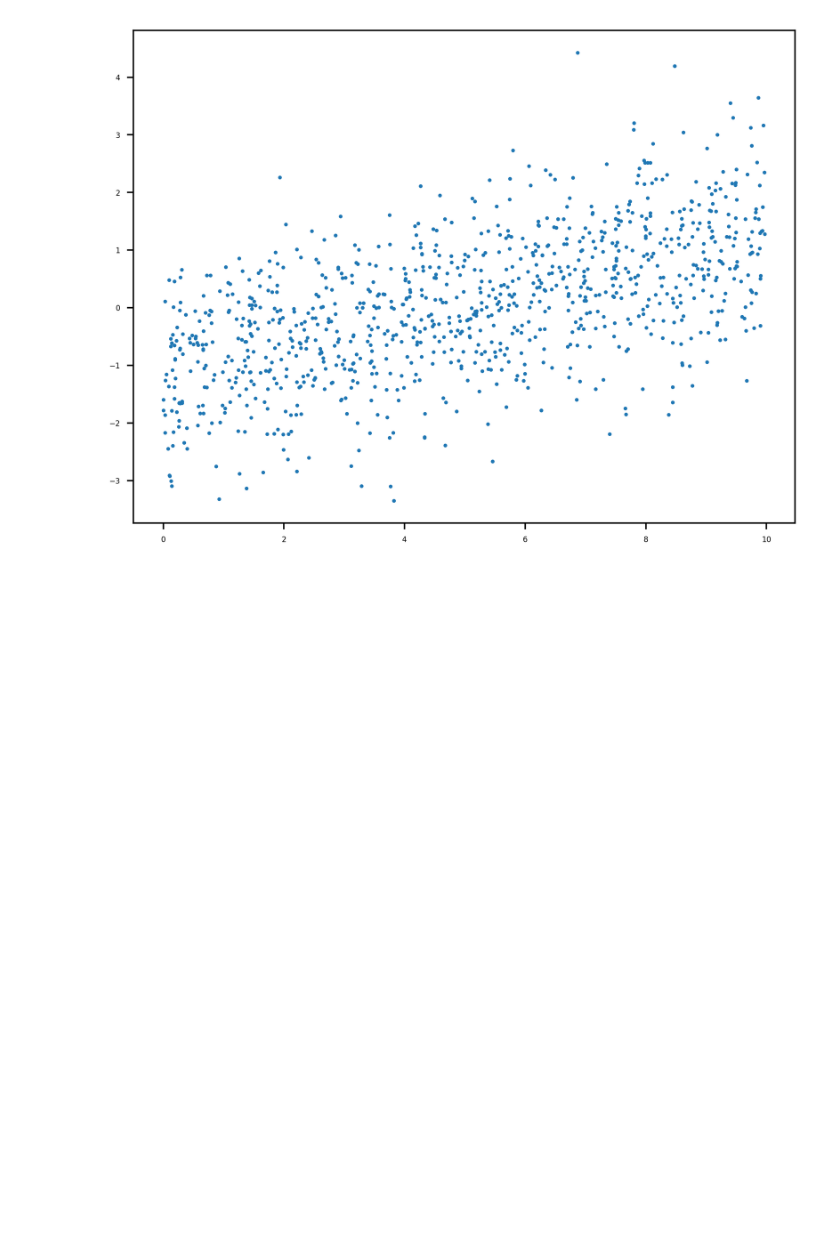
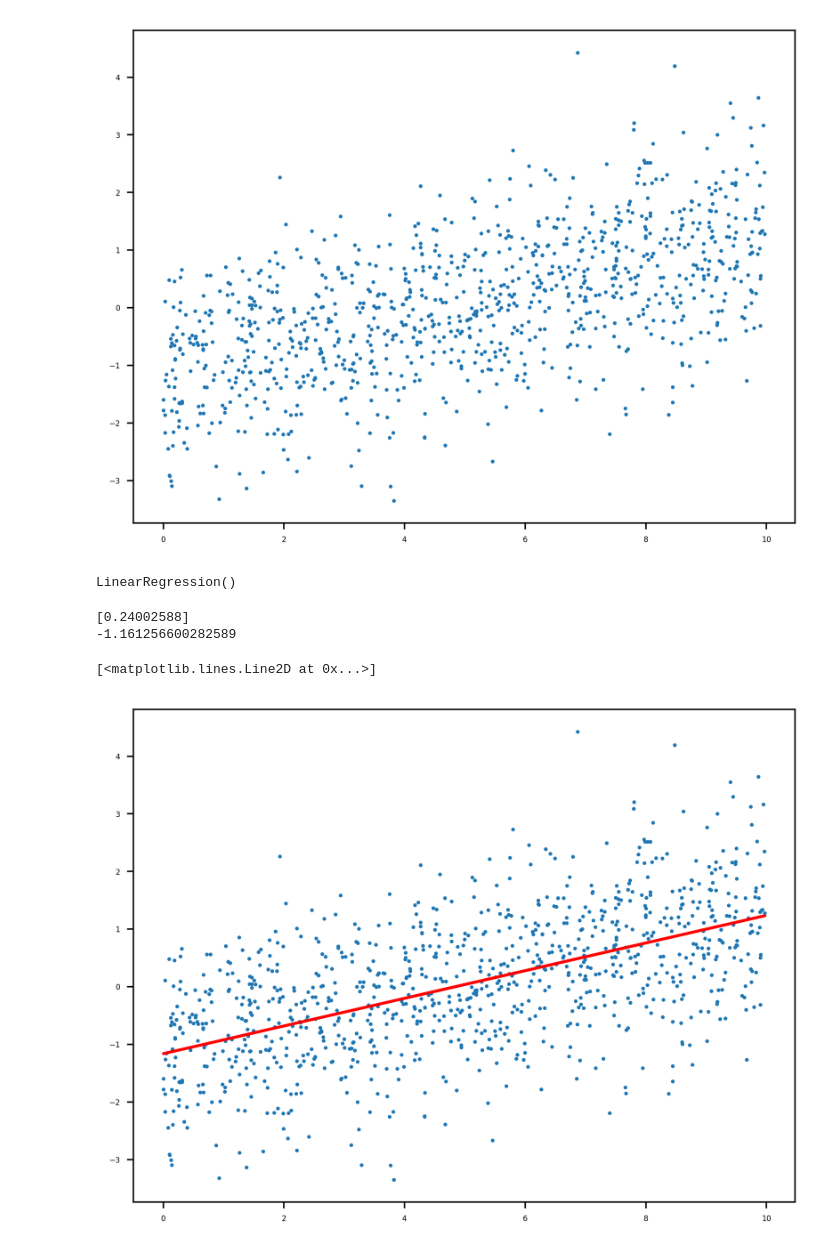
Before and after one commit to DBdanilo/Data-Science-Projects-with-Python, a Jupyter notebook: Estudo_do_LivroCDcompython.ipynb, the cells around one changed output. Drawn from its saved outputs; the diff is of its cells as text; code cells hidden in the pictures; blank space fills up the shorter version.

```diff
--- a/Estudo_do_LivroCDcompython.ipynb
+++ b/Estudo_do_LivroCDcompython.ipynb
@@ -554,3 +554,27 @@ plt.scatter(x, y, s=1)  #plotando um grafico de dispersão
 # %% [output]
 <matplotlib.collections.PathCollection at 0x...>
 [figure]
+# %%
+from sklearn.linear_model import LinearRegression  #importando a biblioteca LinearRegression do sklearn
+lin_reg = LinearRegression()  #criando um objeto lin_reg da classe LinearRegression
+lin_reg  #exibindo o objeto lin_reg
+# %% [output]
+LinearRegression()
+# %%
+lin_reg.fit(x.reshape(-1,1), y)  #treinando o modelo com os valores de x e y
+print(lin_reg.coef_)  #exibindo o coeficiente
+print(lin_reg.intercept_)  #exibindo o intercept
+# O coeficiente é o slope da linha de regressão.
+# O intercept é o ponto onde a linha de regressão cruza o eixo y.
+# %% [output]
+[0.24002588]
+-1.161256600282589
+# %%
+y_pred = lin_reg.predict(x.reshape(-1,1))  #fazendo a previsão com os valores de x
+plt.scatter(x, y, s=1)  #plotando um grafico de dispersão
+plt.plot(x, y_pred, color='red')  #plotando a linha de regressão    # O método .plot() é usado para plotar a linha de regressão.
+# O argumento color define a cor da linha.
+# O argumento 'red' define a cor vermelha.
+# %% [output]
+[<matplotlib.lines.Line2D at 0x...>]
+[figure, added]
```
Also changed, not shown: parts of 3 cells of this notebook.
